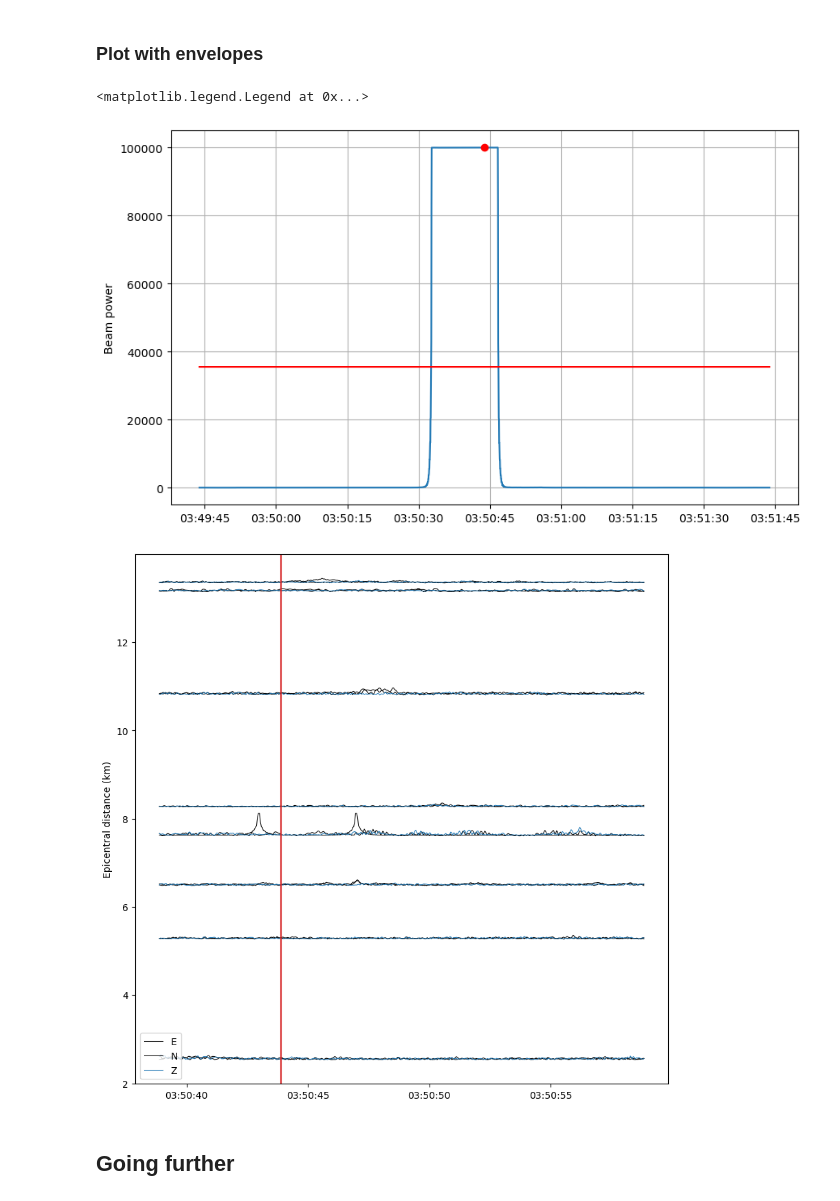
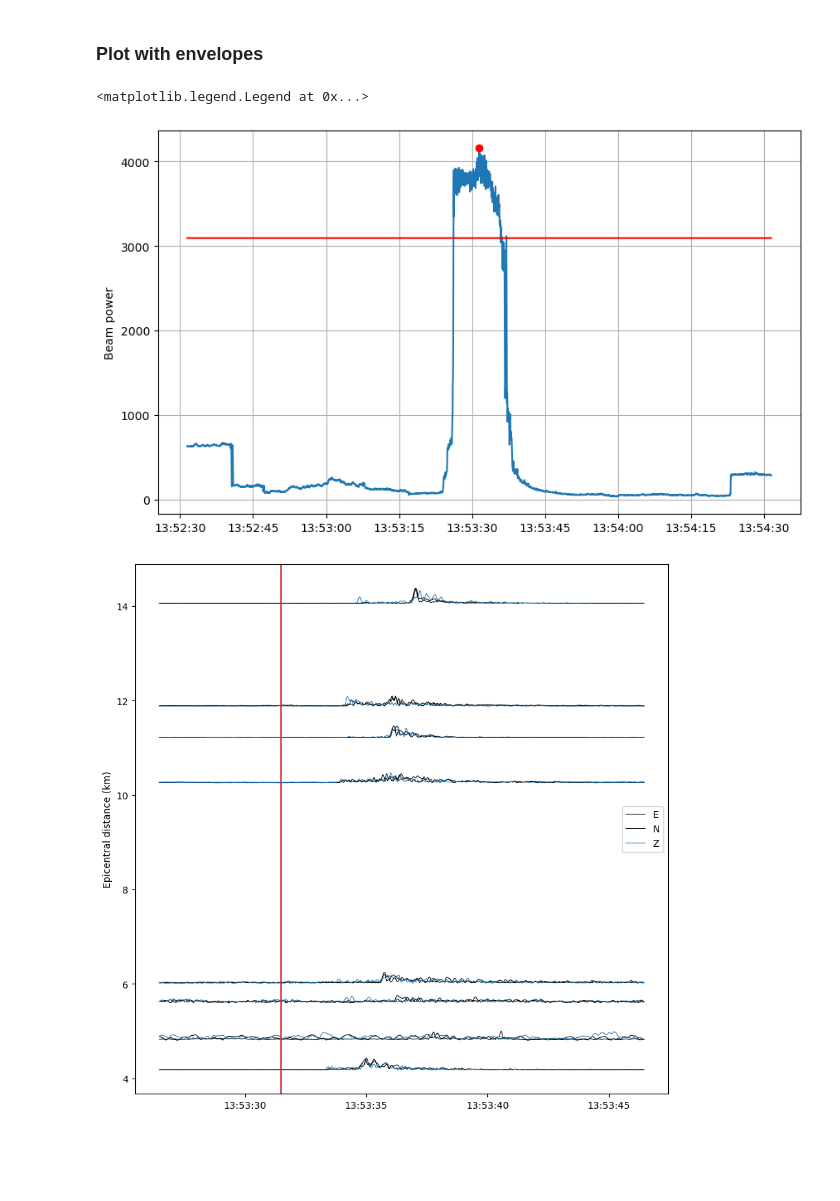
Before and after one commit to ebeauce/beampower, a Jupyter notebook: notebooks/3_beampower.ipynb, the cells around one changed output. Saved outputs shown, nothing was run; the diff lists cells and outputs as text; code cells hidden in the pictures; blank space fills up the shorter version.

```diff
--- a/notebooks/3_beampower.ipynb
+++ b/notebooks/3_beampower.ipynb
@@ -451,13 +445,11 @@ def scale_amplitude(x, scale_factor=1.0):
     return x * x_log_norm * scale_factor / x_norm
 
 
-# START, END = "2012-07-26 13:48:00", "2012-07-26 13:50:00"
 BUFFER_BEFORE_SAMPLES = int(60. * sampling_rate)
 BUFFER_AFTER_SAMPLES = int(60. * sampling_rate)
 
 peak_to_watch = peaks[7]
 # peak_to_watch = peaks[8]
-peak_to_watch = peaks[1]
 
 starttime_idx = peak_to_watch - BUFFER_BEFORE_SAMPLES
 endtime_idx = peak_to_watch + BUFFER_AFTER_SAMPLES
@@ -484,34 +476,32 @@ date = UTCDateTime(str(times[peak_to_watch]))
 lon = source_coordinates["longitude"][beam_argmax[peak_to_watch]]
 lat = source_coordinates["latitude"][beam_argmax[peak_to_watch]]
 
 
 # Plot waveform feature
 fig, ax = plt.subplots(1, figsize=(10, 10))
 starttime_idx = int((date - 5. - traces[0].stats.starttime) / traces[0].stats.delta)
 endtime_idx = int((date + 15. - traces[0].stats.starttime) / traces[0].stats.delta)
 for s in range(num_stations):
 
     p1 = lat, lon
     p2 = [network.latitude.iloc[s], network.longitude.iloc[s]]
     distance = degrees2kilometers(locations2degrees(*p1, *p2))
 
     for c, cp in enumerate(COMPONENTS):
 
         data = waveform_features[s, c, starttime_idx:endtime_idx]
         data = scale_amplitude(data + data.min(), scale_factor=0.1)
         times_tr = times[starttime_idx:endtime_idx]
 
         # Plot trace
         ax.plot(times_tr, data + distance, color=COLORS[cp], lw=0.75)
 
 
 # Labels
 ax.set_ylabel("Epicentral distance (km)")
 ax.axvline(date, color="C3")
 ax.legend([key for key in COLORS])
 # %% [output]
 <matplotlib.legend.Legend at 0x...>
-[figure, old version]
+[figure, new version]
-[figure, old version]
+[figure, new version]
-# %% [markdown]
-## Going further
```
Also changed, not shown: parts of 3 cells of this notebook.
